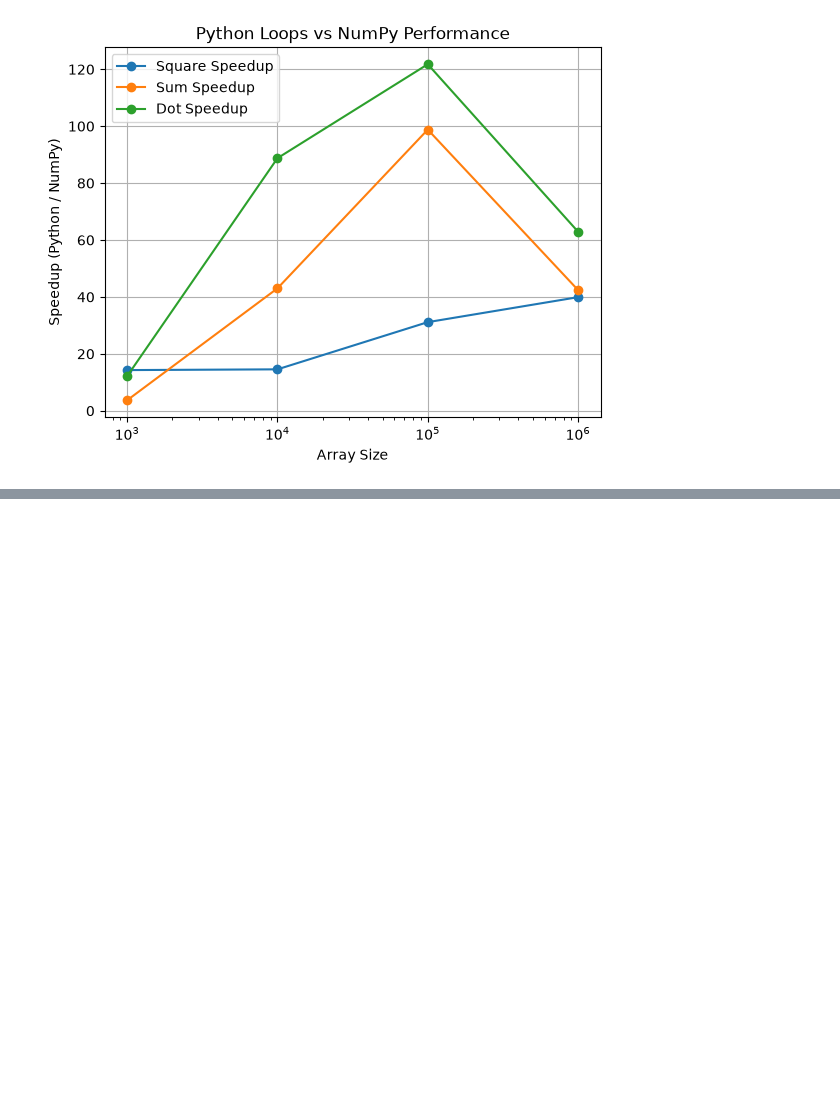
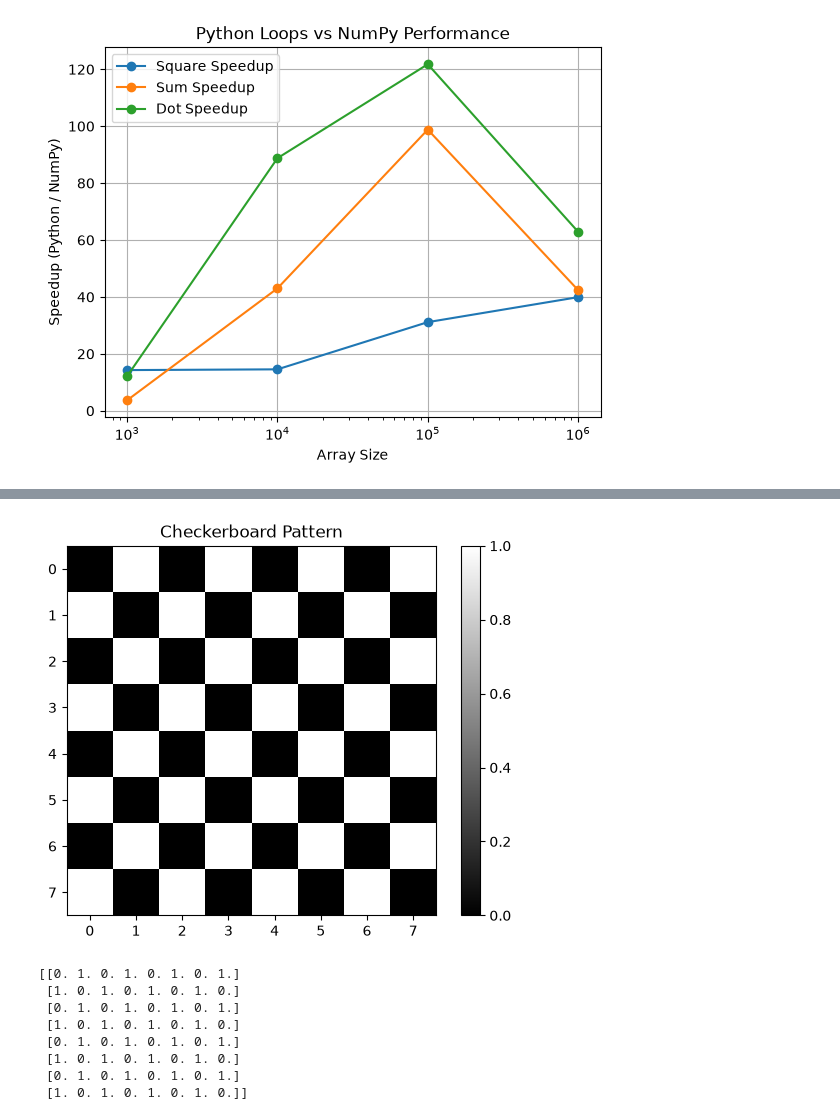
Before and after one commit to Suryadeep190/aiml-bootcamp--Suryadeepparmar-, a Jupyter notebook: Day6/numpy_practice.ipynb, the cells around one changed output, grey strips where cells are left out. Drawn from its saved outputs; the diff is of its cells as text; code cells hidden in the pictures; blank space fills up the shorter version.

```diff
--- a/Day6/numpy_practice.ipynb
+++ b/Day6/numpy_practice.ipynb
@@ -294,0 +483,22 @@ plt.show()
+# %%
+board = np.zeros((8, 8))
+
+board[::2, 1::2] = 1
+board[1::2, ::2] = 1
+
+plt.imshow(board, cmap='gray')
+plt.colorbar()
+plt.title("Checkerboard Pattern")
+plt.show()
+
+print(board)
+# %% [output]
+[figure, added]
+[[0. 1. 0. 1. 0. 1. 0. 1.]
+ [1. 0. 1. 0. 1. 0. 1. 0.]
+ [0. 1. 0. 1. 0. 1. 0. 1.]
+ [1. 0. 1. 0. 1. 0. 1. 0.]
+ [0. 1. 0. 1. 0. 1. 0. 1.]
+ [1. 0. 1. 0. 1. 0. 1. 0.]
+ [0. 1. 0. 1. 0. 1. 0. 1.]
+ [1. 0. 1. 0. 1. 0. 1. 0.]]
```
Also changed, not shown: parts of 8 cells of this notebook, 1 other file.
